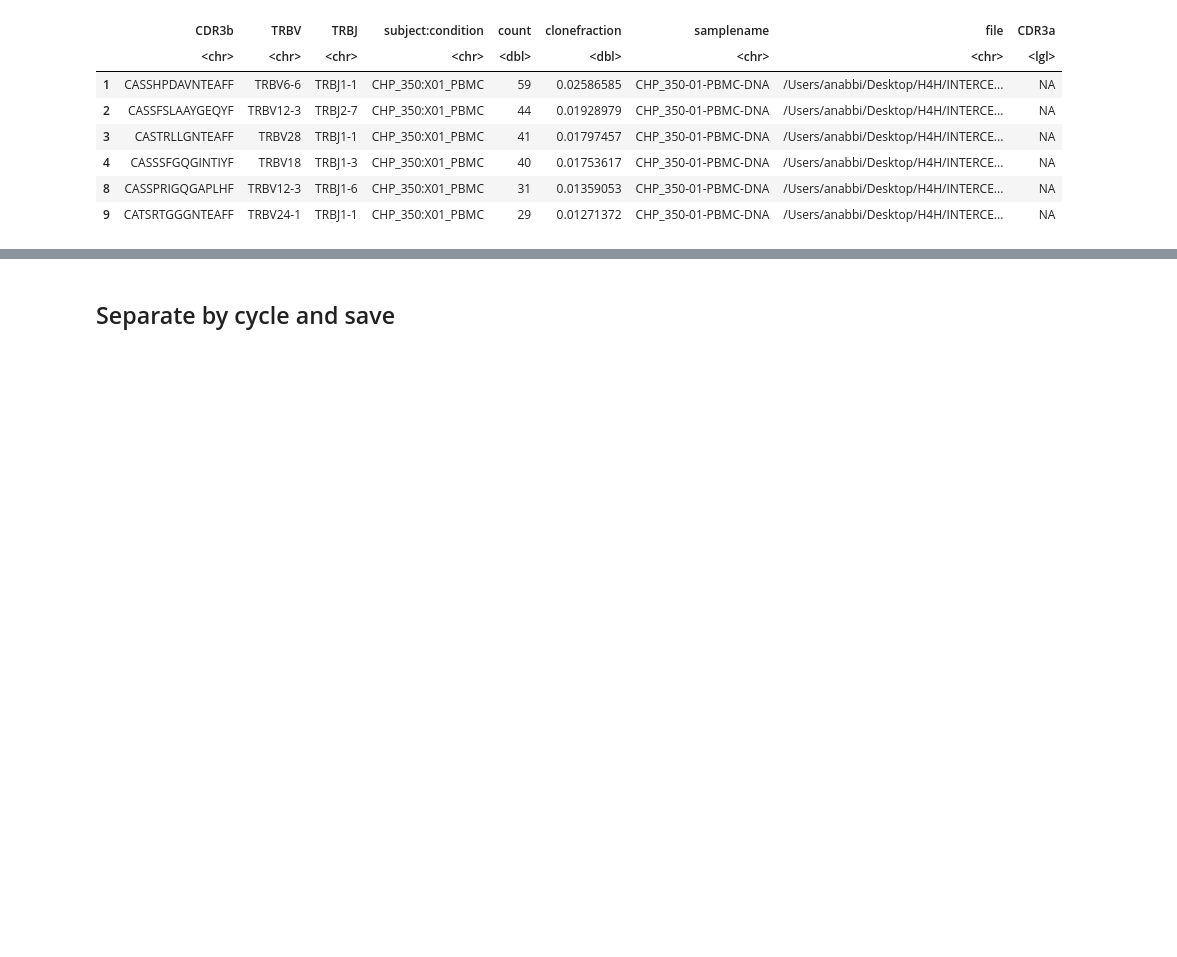
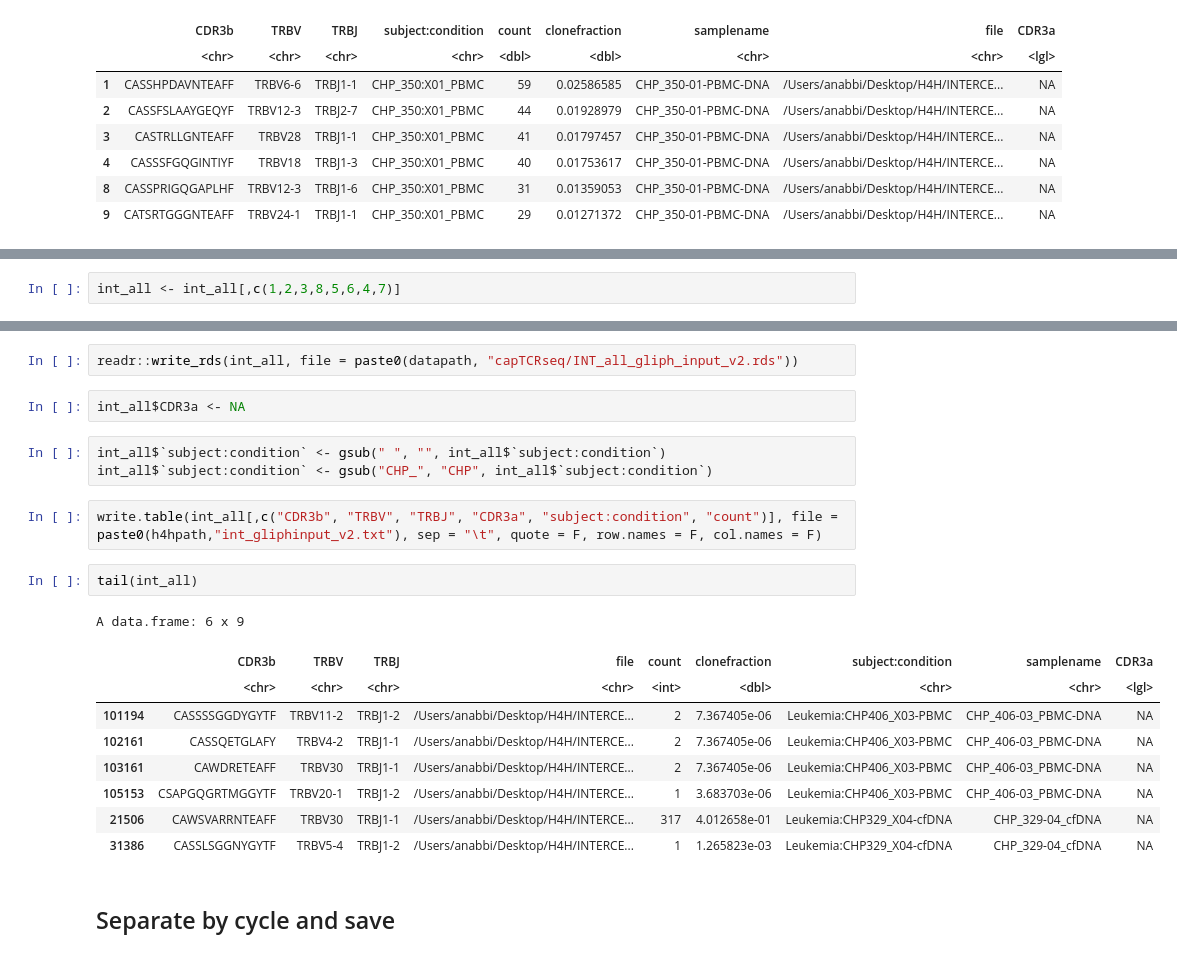
Before and after one commit to pughlab/ped_CapTCRseq, a Jupyter notebook: notebooks/12_GLIPH_input.ipynb, the cells around one changed output, grey strips where cells are left out. Saved outputs shown, nothing was run; the diff lists cells and outputs as text; blank space fills up the shorter version.

```diff
--- a/notebooks/12_GLIPH_input.ipynb
+++ b/notebooks/12_GLIPH_input.ipynb
@@ -331,0 +416,2 @@ A data.frame: 6 x 9
+# %%
+int_all <- int_all[,c(1,2,3,8,5,6,4,7)]
@@ -332,3 +442,24 @@ A data.frame: 6 x 9
+# %%
+readr::write_rds(int_all, file = paste0(datapath, "capTCRseq/INT_all_gliph_input_v2.rds"))
+# %%
+int_all$CDR3a <- NA
+# %%
+int_all$`subject:condition` <- gsub(" ", "", int_all$`subject:condition`)
+int_all$`subject:condition` <- gsub("CHP_", "CHP", int_all$`subject:condition`)
+# %%
+write.table(int_all[,c("CDR3b", "TRBV", "TRBJ", "CDR3a", "subject:condition", "count")], file = paste0(h4hpath,"int_gliphinput_v2.txt"), sep = "\t", quote = F, row.names = F, col.names = F)
+# %%
+tail(int_all)
+# %% [output]
+A data.frame: 6 x 9
+|  | CDR3b | TRBV | TRBJ | file | count | clonefraction | subject:condition | samplename | CDR3a |
+|  | <chr> | <chr> | <chr> | <chr> | <int> | <dbl> | <chr> | <chr> | <lgl> |
+| 101194 | CASSSSGGDYGYTF | TRBV11-2 | TRBJ1-2 | /Users/anabbi/Desktop/H4H/INTERCE... | 2 | 7.367405e-06 | Leukemia:CHP406_X03-PBMC | CHP_406-03_PBMC-DNA | NA |
+| 102161 | CASSQETGLAFY | TRBV4-2 | TRBJ1-1 | /Users/anabbi/Desktop/H4H/INTERCE... | 2 | 7.367405e-06 | Leukemia:CHP406_X03-PBMC | CHP_406-03_PBMC-DNA | NA |
+| 103161 | CAWDRETEAFF | TRBV30 | TRBJ1-1 | /Users/anabbi/Desktop/H4H/INTERCE... | 2 | 7.367405e-06 | Leukemia:CHP406_X03-PBMC | CHP_406-03_PBMC-DNA | NA |
+| 105153 | CSAPGQGRTMGGYTF | TRBV20-1 | TRBJ1-2 | /Users/anabbi/Desktop/H4H/INTERCE... | 1 | 3.683703e-06 | Leukemia:CHP406_X03-PBMC | CHP_406-03_PBMC-DNA | NA |
+| 21506 | CAWSVARRNTEAFF | TRBV30 | TRBJ1-1 | /Users/anabbi/Desktop/H4H/INTERCE... | 317 | 4.012658e-01 | Leukemia:CHP329_X04-cfDNA | CHP_329-04_cfDNA | NA |
+| 31386 | CASSLSGGNYGYTF | TRBV5-4 | TRBJ1-2 | /Users/anabbi/Desktop/H4H/INTERCE... | 1 | 1.265823e-03 | Leukemia:CHP329_X04-cfDNA | CHP_329-04_cfDNA | NA |
 # %% [markdown]
 ## Separate by cycle and save
 # %%
```
Also changed, not shown: parts of 14 cells of this notebook, 5 other files.
